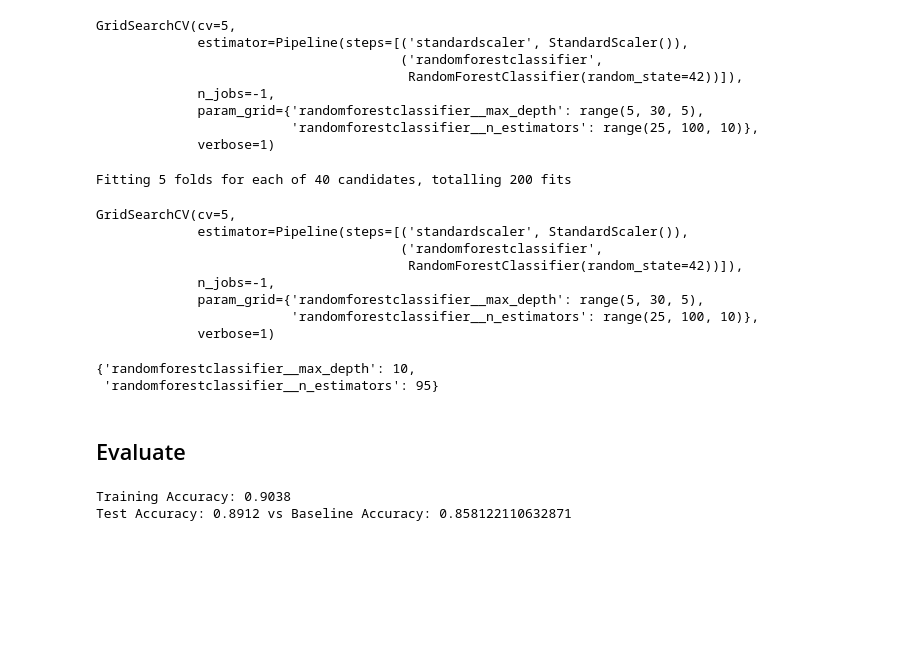
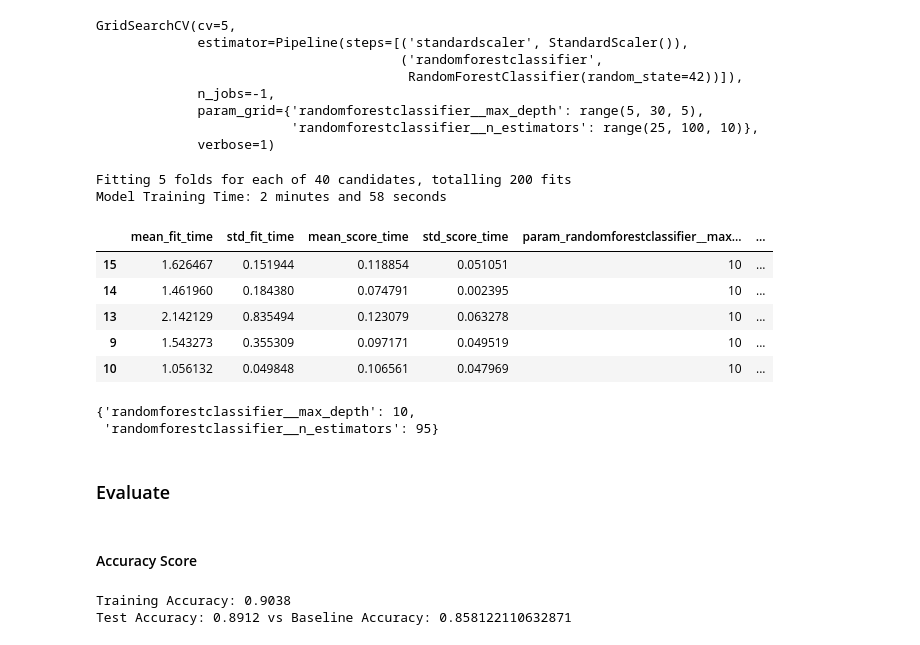
Before and after one commit to anwangari/Financial-Inclusion-in-Africa, a Jupyter notebook: build-model.ipynb, the cells around one changed output. Drawn from its saved outputs; the diff is of its cells as text; code cells hidden in the pictures; blank space fills up the shorter version.

```diff
--- a/build-model.ipynb
+++ b/build-model.ipynb
@@ -164,16 +164,33 @@ GridSearchCV(cv=5,
                          'randomforestclassifier__n_estimators': range(25, 100, 10)},
              verbose=1)
 # %%
+import time
+
+# Start time
+start_time = time.time()
+
 # Train Model
 model.fit(X_train, y_train)
+
+# stop-time
+end_time = time.time()
+
+# Calculate elapsed time
+elapsed_time = end_time - start_time
+
+print(f"Model Training Time: {int(elapsed_time // 60)} minutes and {int(elapsed_time % 60)} seconds")
 # %% [output]
 Fitting 5 folds for each of 40 candidates, totalling 200 fits
+Model Training Time: 2 minutes and 58 seconds
-GridSearchCV(cv=5,
-             estimator=Pipeline(steps=[('standardscaler', StandardScaler()),
-                                       ('randomforestclassifier',
-                                        RandomForestClassifier(random_state=42))]),
-             n_jobs=-1,
-             param_grid={'randomforestclassifier__max_depth': range(5, 30, 5),
-                         'randomforestclassifier__n_estimators': range(25, 100, 10)},
-             verbose=1)
+# %%
+# get cross-validation (cv) results from the model
+results = pd.DataFrame(model.cv_results_)
+results.sort_values("rank_test_score").head()
+# %% [output]
+|  | mean_fit_time | std_fit_time | mean_score_time | std_score_time | param_randomforestclassifier__max... | ... |
+| 15 | 1.626467 | 0.151944 | 0.118854 | 0.051051 | 10 | ... |
+| 14 | 1.461960 | 0.184380 | 0.074791 | 0.002395 | 10 | ... |
+| 13 | 2.142129 | 0.835494 | 0.123079 | 0.063278 | 10 | ... |
+| 9 | 1.543273 | 0.355309 | 0.097171 | 0.049519 | 10 | ... |
+| 10 | 1.056132 | 0.049848 | 0.106561 | 0.047969 | 10 | ... |
 # %%
@@ -182,7 +200,9 @@ model.best_params_
 {'randomforestclassifier__max_depth': 10,
  'randomforestclassifier__n_estimators': 95}
 # %% [markdown]
-## Evaluate
+### Evaluate
+# %% [markdown]
+#### Accuracy Score
 # %%
 train_accuracy = model.score(X_train, y_train)
 test_accuracy = model.score(X_test, y_test)
```
Also changed, not shown: parts of 9 cells of this notebook.
